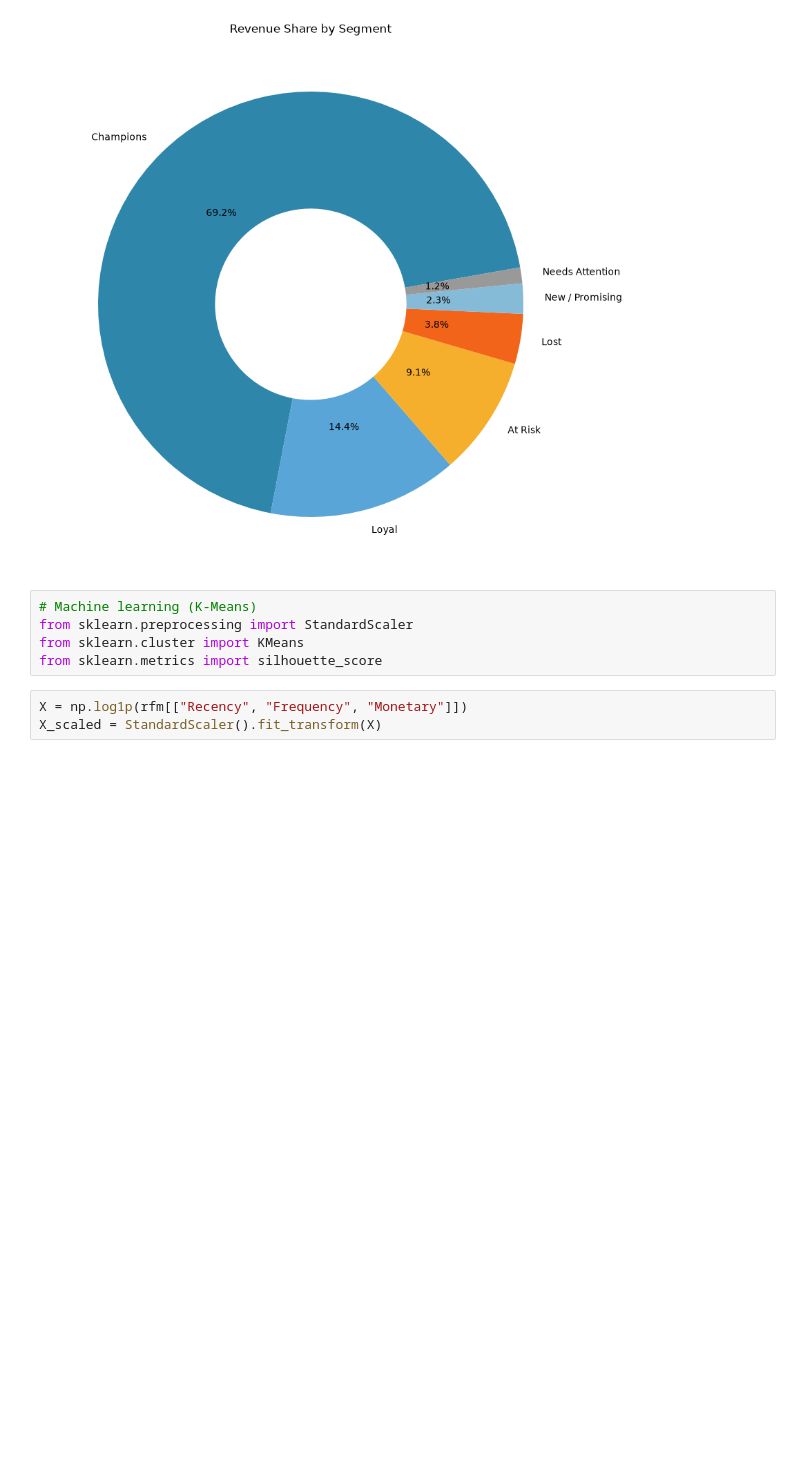
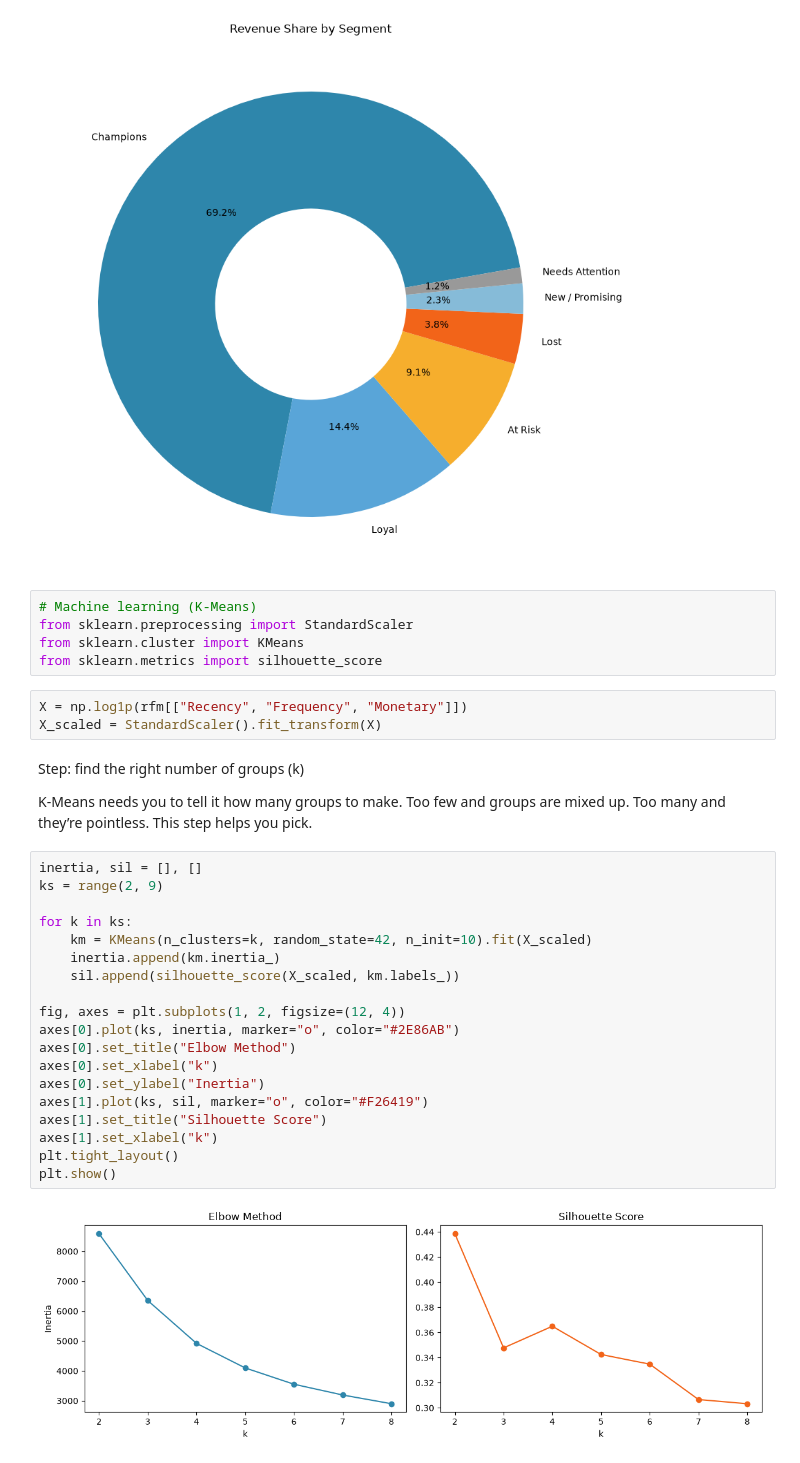
Before and after one commit to JunaidAshraf05/Customer-Segmentation-and-RFM-Analysis, a Jupyter notebook: 1.ipynb, the cells around one changed output. Cells and saved outputs as stored; diff of their text form; blank space fills up the shorter version.

```diff
--- a/1.ipynb
+++ b/1.ipynb
@@ -221,3 +221,28 @@ from sklearn.metrics import silhouette_score
 # %%
 X = np.log1p(rfm[["Recency", "Frequency", "Monetary"]])
 X_scaled = StandardScaler().fit_transform(X)
+# %% [markdown]
+Step: find the right number of groups (k)
+
+K-Means needs you to tell it how many groups to make. Too few and groups are mixed up. Too many and they’re pointless. This step helps you pick.
+# %%
+inertia, sil = [], []
+ks = range(2, 9)
+
+for k in ks:
+    km = KMeans(n_clusters=k, random_state=42, n_init=10).fit(X_scaled)
+    inertia.append(km.inertia_)
+    sil.append(silhouette_score(X_scaled, km.labels_))
+
+fig, axes = plt.subplots(1, 2, figsize=(12, 4))
+axes[0].plot(ks, inertia, marker="o", color="#2E86AB")
+axes[0].set_title("Elbow Method")
+axes[0].set_xlabel("k")
+axes[0].set_ylabel("Inertia")
+axes[1].plot(ks, sil, marker="o", color="#F26419")
+axes[1].set_title("Silhouette Score")
+axes[1].set_xlabel("k")
+plt.tight_layout()
+plt.show()
+# %% [output]
+[figure, added]
```
Also changed, not shown: parts of 8 cells of this notebook, 1 other file.
